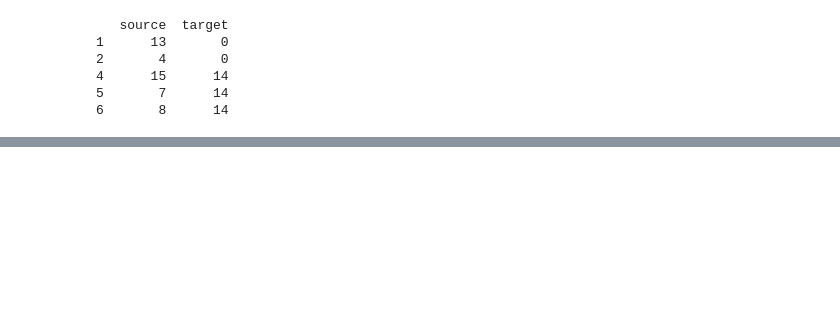
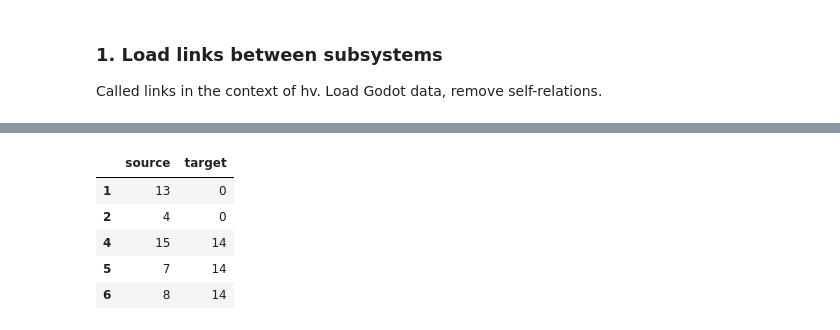
Before and after one commit to gamedev-studies/game-engine-analyser, a Jupyter notebook: chord_examples/engines.ipynb, the cells around one changed output, grey strips where cells are left out. Cells and saved outputs as stored; diff of their text form; code cells hidden in the pictures; blank space fills up the shorter version.

```diff
--- a/chord_examples/engines.ipynb
+++ b/chord_examples/engines.ipynb
@@ -9,16 +9,12 @@ hv.output(size=200)
 [interactive output not drawn]
 [interactive output not drawn]
 [interactive output not drawn]
+# %% [markdown]
+### 1. Load links between subsystems
+Called links in the context of hv. Load Godot data, remove self-relations.
 # %%
 data_links = pd.read_csv('example_links.csv')
 data_links = data_links[(data_links['source'] != data_links['target'])]
 links = pd.DataFrame(data_links)
-print(links.head(5))
-hv.Chord(links)
+links[0:5]
 # %% [output]
-   source  target
-1      13       0
-2       4       0
-4      15      14
-5       7      14
-6       8      14
@@ -25,0 +21,6 @@ hv.Chord(links)
+|  | source | target |
+| 1 | 13 | 0 |
+| 2 | 4 | 0 |
+| 4 | 15 | 14 |
+| 5 | 7 | 14 |
+| 6 | 8 | 14 |
```
Also changed, not shown: parts of 5 cells of this notebook.
